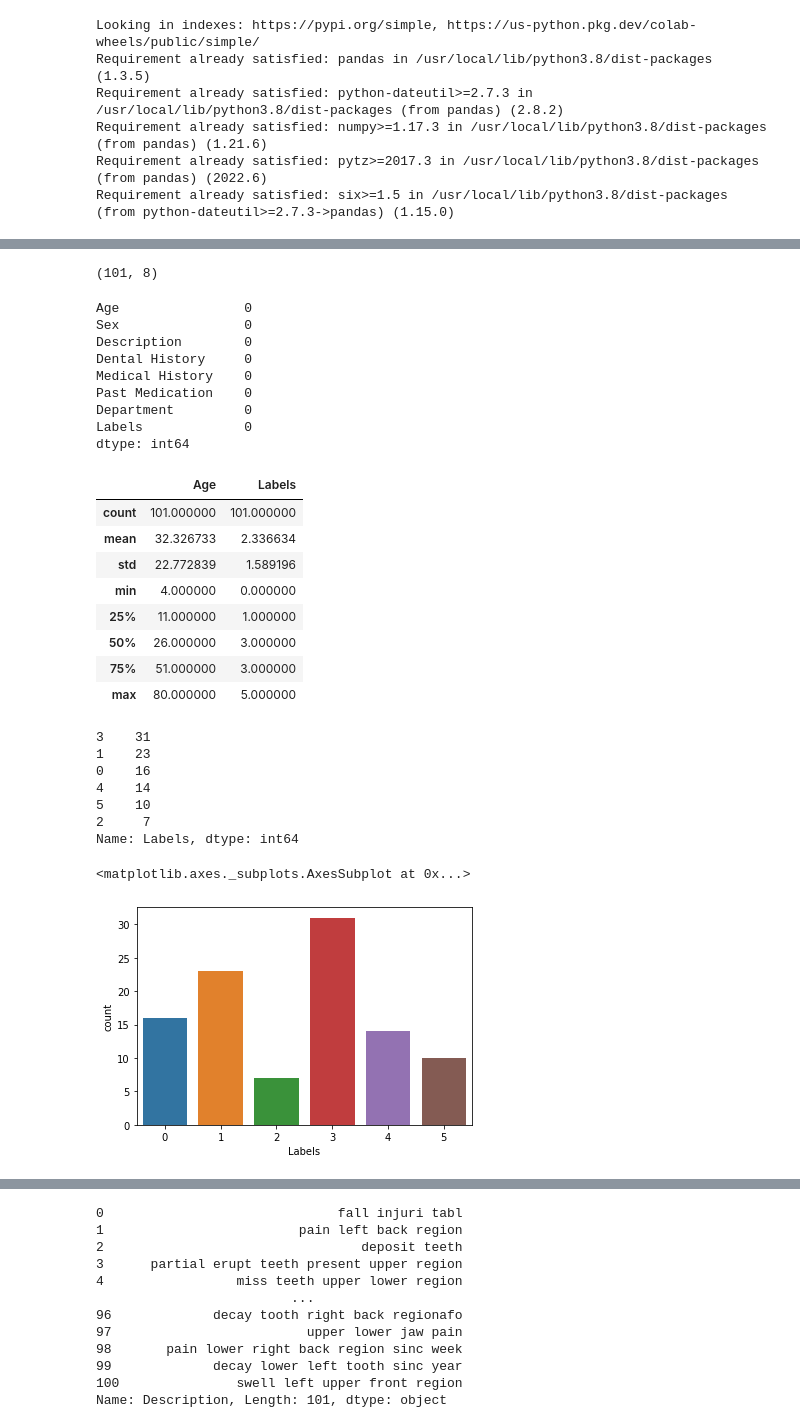
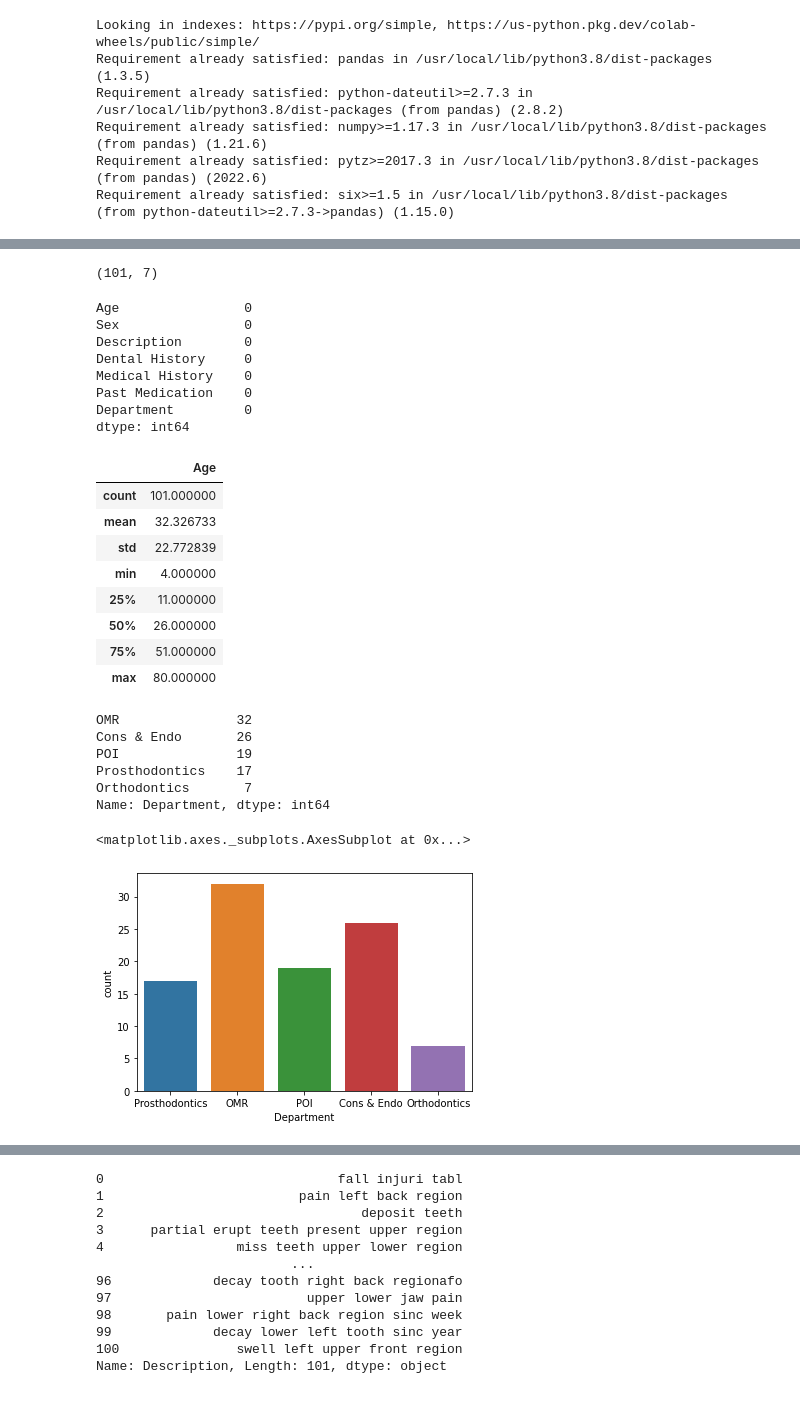
Before and after one commit to melinashk/ai-health-project, a Jupyter notebook: Artificial_Intelligence_Project.ipynb, the cells around one changed output, grey strips where cells are left out. Drawn from its saved outputs; the diff is of its cells as text; code cells hidden in the pictures.

```diff
--- a/Artificial_Intelligence_Project.ipynb
+++ b/Artificial_Intelligence_Project.ipynb
@@ -87,6 +93,6 @@ print(stopwords.words('english'))
 # %%
 #loading datasets
-df = pd.read_csv('/Data.csv')
+df = pd.read_csv('/Data without labels.csv')
 # %%
 df.head()
 # %% [output]
@@ -99,7 +105,7 @@ df.head()
 # %%
 df.shape
 # %% [output]
-(101, 8)
+(101, 7)
 # %%
 #counting number of missing values
 df.isnull().sum()
@@ -111,33 +117,30 @@ Dental History     0
 Medical History    0
 Past Medication    0
 Department         0
-Labels             0
 dtype: int64
 # %%
 df.describe()
 # %% [output]
-|  | Age | Labels |
-| count | 101.000000 | 101.000000 |
-| mean | 32.326733 | 2.336634 |
-| std | 22.772839 | 1.589196 |
-| min | 4.000000 | 0.000000 |
-| 25% | 11.000000 | 1.000000 |
-| 50% | 26.000000 | 3.000000 |
-| 75% | 51.000000 | 3.000000 |
-| max | 80.000000 | 5.000000 |
+|  | Age |
+| count | 101.000000 |
+| mean | 32.326733 |
+| std | 22.772839 |
+| min | 4.000000 |
+| 25% | 11.000000 |
+| 50% | 26.000000 |
+| 75% | 51.000000 |
+| max | 80.000000 |
-# %%
-#label wise counting
-df['Labels'].value_counts()
-# %% [output]
-3    31
-1    23
-0    16
-4    14
-5    10
-2     7
-Name: Labels, dtype: int64
+# %%
+df['Department'].value_counts()
+# %% [output]
+OMR               32
+Cons & Endo       26
+POI               19
+Prosthodontics    17
+Orthodontics       7
+Name: Department, dtype: int64
 # %%
-sns.countplot(x = 'Labels', data = df)
+sns.countplot(x = 'Department', data = df)
 # %% [output]
 <matplotlib.axes._subplots.AxesSubplot at 0x...>
-[figure, old version]
+[figure, new version]
```
Also changed, not shown: parts of 35 cells of this notebook.
